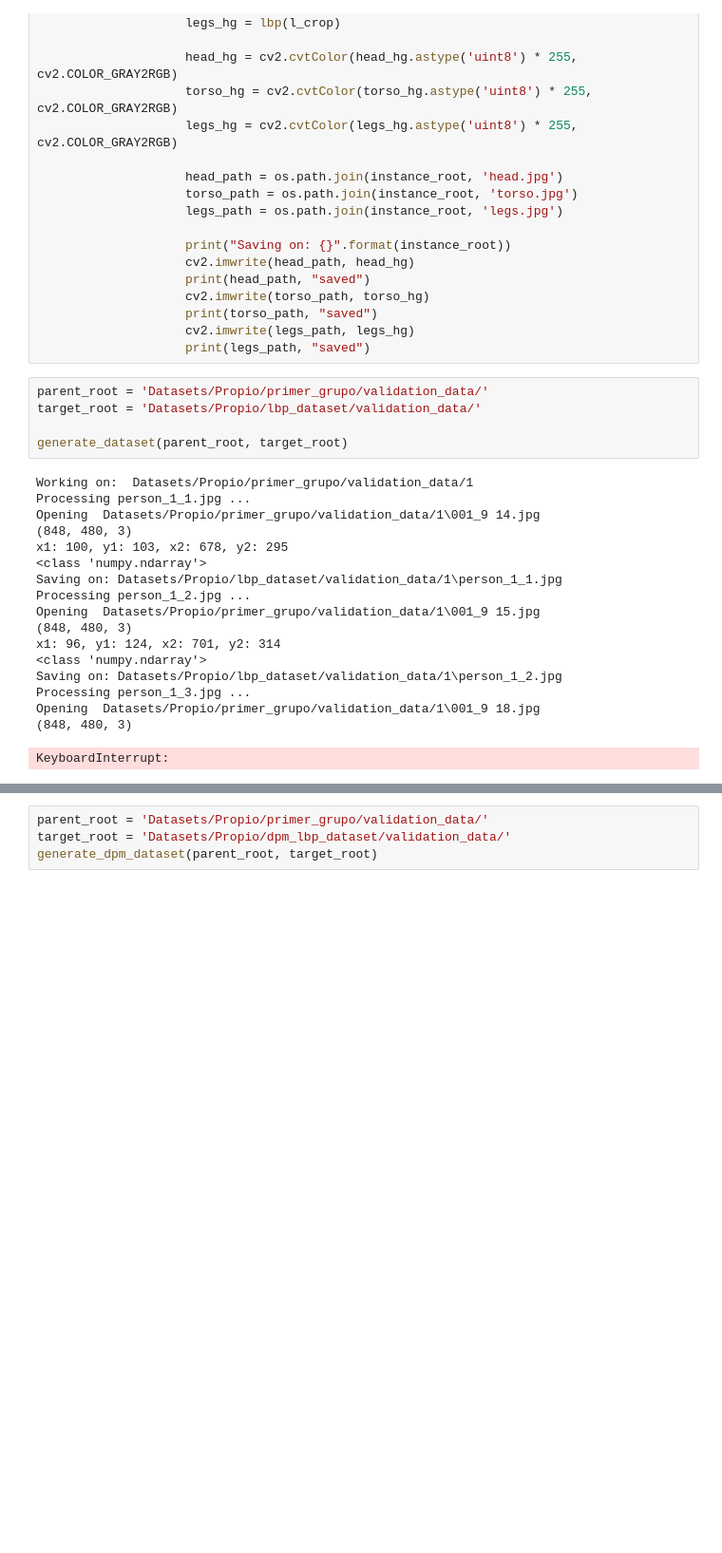
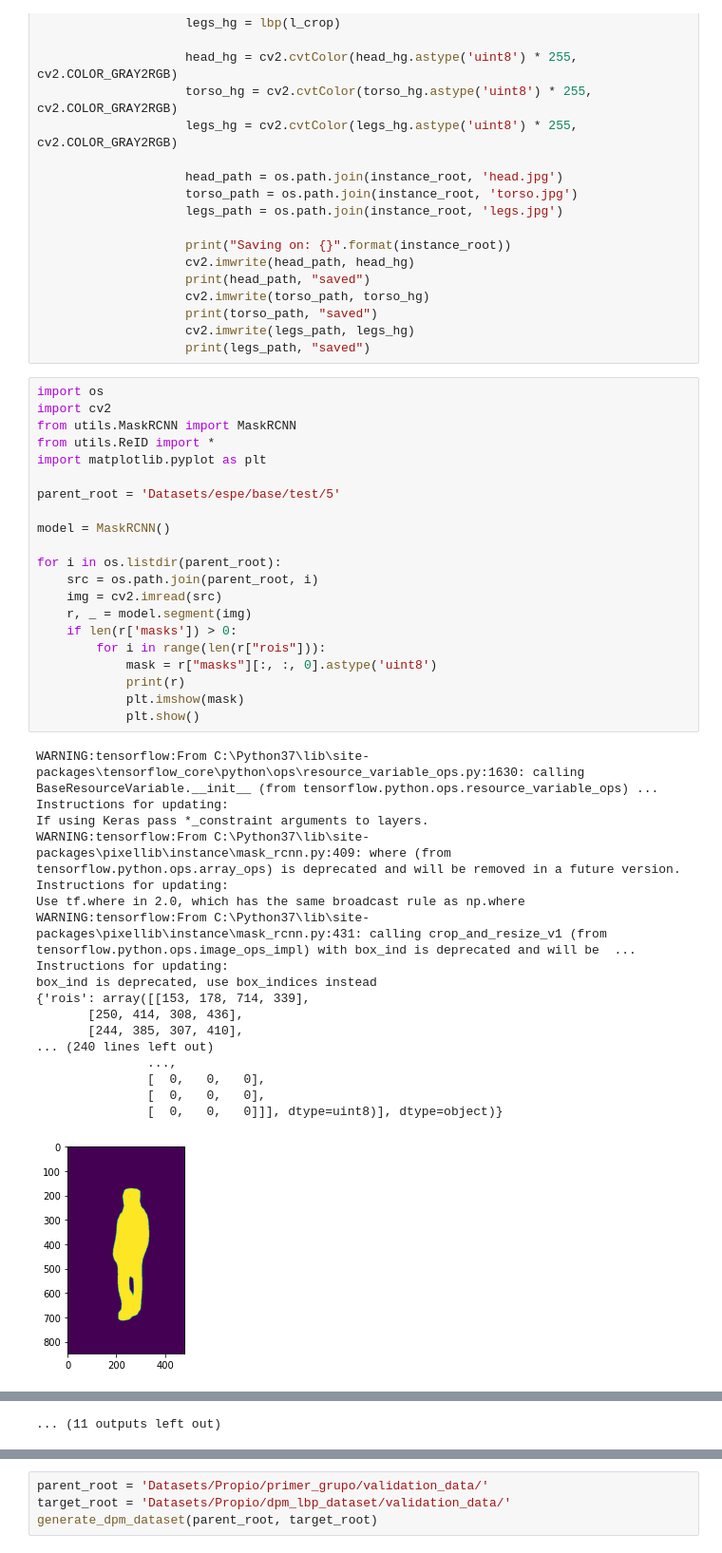
Before and after one commit to dbchango/re-id-project, a Jupyter notebook: test.ipynb, the cells around one changed output, grey strips where cells are left out. Shown at 95% size. Drawn from its saved outputs; the diff is of its cells as text; blank space fills up the shorter version.

```diff
--- a/test.ipynb
+++ b/test.ipynb
@@ -379,26 +341,43 @@ def generate_dpm_dataset(parent_root, target_root):
                     print(torso_path, "saved")
                     cv2.imwrite(legs_path, legs_hg)
                     print(legs_path, "saved")
-# %%
-parent_root = 'Datasets/Propio/primer_grupo/validation_data/'
-target_root = 'Datasets/Propio/lbp_dataset/validation_data/'
-
-generate_dataset(parent_root, target_root)
-# %% [output]
-Working on:  Datasets/Propio/primer_grupo/validation_data/1
-Processing person_1_1.jpg ...
-Opening  Datasets/Propio/primer_grupo/validation_data/1\001_9 14.jpg
-(848, 480, 3)
-x1: 100, y1: 103, x2: 678, y2: 295
-<class 'numpy.ndarray'>
-Saving on: Datasets/Propio/lbp_dataset/validation_data/1\person_1_1.jpg
-Processing person_1_2.jpg ...
-Opening  Datasets/Propio/primer_grupo/validation_data/1\001_9 15.jpg
-(848, 480, 3)
-x1: 96, y1: 124, x2: 701, y2: 314
-<class 'numpy.ndarray'>
-Saving on: Datasets/Propio/lbp_dataset/validation_data/1\person_1_2.jpg
-Processing person_1_3.jpg ...
-Opening  Datasets/Propio/primer_grupo/validation_data/1\001_9 18.jpg
-(848, 480, 3)
-KeyboardInterrupt:
+# %%
+import os
+import cv2
+from utils.MaskRCNN import MaskRCNN
+from utils.ReID import *
+import matplotlib.pyplot as plt
+
+parent_root = 'Datasets/espe/base/test/5'
+
+model = MaskRCNN()
+
+for i in os.listdir(parent_root):
+    src = os.path.join(parent_root, i)
+    img = cv2.imread(src)
+    r, _ = model.segment(img)
+    if len(r['masks']) > 0:
+        for i in range(len(r["rois"])):
+            mask = r["masks"][:, :, 0].astype('uint8')
+            print(r)
+            plt.imshow(mask)
+            plt.show()
+# %% [output]
+WARNING:tensorflow:From C:\Python37\lib\site-packages\tensorflow_core\python\ops\resource_variable_ops.py:1630: calling BaseResourceVariable.__init__ (from tensorflow.python.ops.resource_variable_ops) ...
+Instructions for updating:
+If using Keras pass *_constraint arguments to layers.
+WARNING:tensorflow:From C:\Python37\lib\site-packages\pixellib\instance\mask_rcnn.py:409: where (from tensorflow.python.ops.array_ops) is deprecated and will be removed in a future version.
+Instructions for updating:
+Use tf.where in 2.0, which has the same broadcast rule as np.where
+WARNING:tensorflow:From C:\Python37\lib\site-packages\pixellib\instance\mask_rcnn.py:431: calling crop_and_resize_v1 (from tensorflow.python.ops.image_ops_impl) with box_ind is deprecated and will be  ...
+Instructions for updating:
+box_ind is deprecated, use box_indices instead
+{'rois': array([[153, 178, 714, 339],
+       [250, 414, 308, 436],
+       [244, 385, 307, 410],
+... (240 lines left out)
+               ...,
+               [  0,   0,   0],
+               [  0,   0,   0],
+               [  0,   0,   0]]], dtype=uint8)], dtype=object)}
+[figure, added]
@@ -404,0 +474 @@ KeyboardInterrupt:
+... (11 outputs left out)
```
Also changed, not shown: parts of 16 cells of this notebook, 22 other files.
